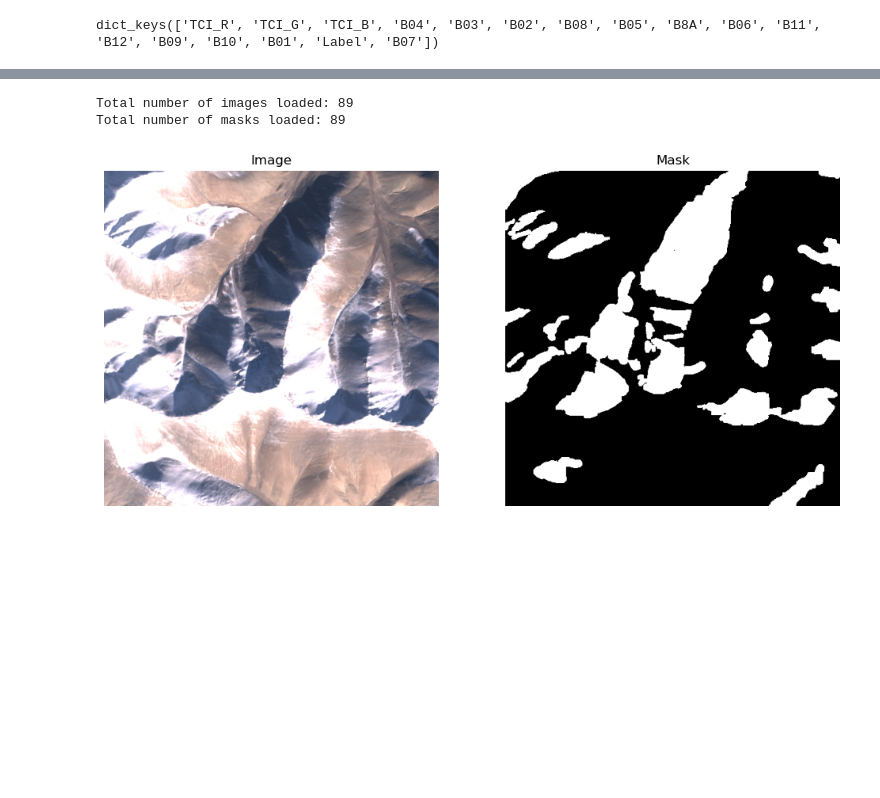
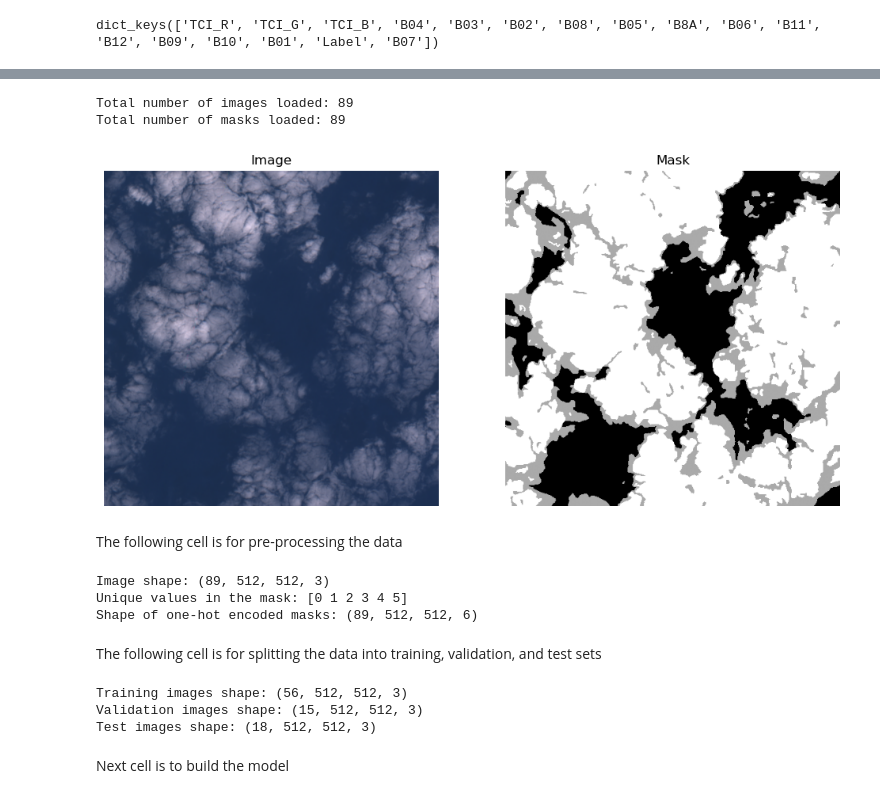
Before and after one commit to irregularBismuth/d7046e_project, a Jupyter notebook: notebooks/pixel-wise cloud coverage.ipynb, the cells around one changed output, grey strips where cells are left out. Cells and saved outputs as stored; diff of their text form; code cells hidden in the pictures; blank space fills up the shorter version.

Commit message:
Pre-processing and data splitting is comitted

```diff
--- a/notebooks/pixel-wise cloud coverage.ipynb
+++ b/notebooks/pixel-wise cloud coverage.ipynb
@@ -147,34 +133,73 @@ def load_data_from_folders(base_folder):
             for filename in os.listdir(month_folder):
                 if filename.endswith('.nc'):
                     file_path = os.path.join(month_folder, filename)
                     #print(f"Processing file: {file_path}")
 
                     # Load images and masks from the .nc file
                     image, mask = load_nc_data(file_path)
                     images.append(image)
                     masks.append(mask)
 
     #convert lists to numopy arrays
     images_array = np.array(images)
     masks_array = np.array(masks)
 
     return images_array, masks_array
 
 # Define the base folder that contains the months (January to December)
 base_folder = '/Users/chiraggurumurthy/D7046E/Project/Dataset'
 
 # Process images from all folders
 images, masks = load_data_from_folders(base_folder)
 
 # Check if images and masks have been loaded correctly
 print(f"Total number of images loaded: {len(images)}")
 print(f"Total number of masks loaded: {len(masks)}")
 
 # Plot the first image and mask from the file
-plot_sample(images, masks, index=2)
+plot_sample(images, masks, index=4)
 # %% [output]
 Total number of images loaded: 89
 Total number of masks loaded: 89
-[figure, old version]
+[figure, new version]
+# %% [markdown]
+The following cell is for pre-processing the data
 # %%
-#
+# Normalize the images (scale pixel values from [0, 255] to [0, 1])
+images = images / 255.0
+
+print(f'Image shape: {images.shape}')
+
+# This step is to check if we are dealing with binary mask or multi-class mask
+unique_values = np.unique(masks)
+print(f"Unique values in the mask: {unique_values}")
+
+# One-hot encode the masks to have shape (num_samples, 512, 512, num_classes)
+num_classes = len(unique_values)
+masks = to_categorical(masks, num_classes=num_classes)
+
+# Check the shape of the masks now (should be [num_samples, 512, 512, num_classes])
+print(f"Shape of one-hot encoded masks: {masks.shape}")
+# %% [output]
+Image shape: (89, 512, 512, 3)
+Unique values in the mask: [0 1 2 3 4 5]
+Shape of one-hot encoded masks: (89, 512, 512, 6)
+# %% [markdown]
+The following cell is for splitting the data into training, validation, and test sets
+# %%
+# Split the data into training (80%) and test (20%) sets
+images_train, images_test, masks_train, masks_test = train_test_split(images, masks, test_size=0.2, random_state=42)
+
+# Split the training data into training (80%) and validation (20%) sets
+images_train, images_val, masks_train, masks_val = train_test_split(images_train, masks_train, test_size=0.2, random_state=42)
+
+# Check the shapes of the splits
+print(f"Training images shape: {images_train.shape}")
+print(f"Validation images shape: {images_val.shape}")
+print(f"Test images shape: {images_test.shape}")
+# %% [output]
+Training images shape: (56, 512, 512, 3)
+Validation images shape: (15, 512, 512, 3)
+Test images shape: (18, 512, 512, 3)
+# %% [markdown]
+Next cell is to build the model
```
Also changed, not shown: parts of 3 cells of this notebook.
